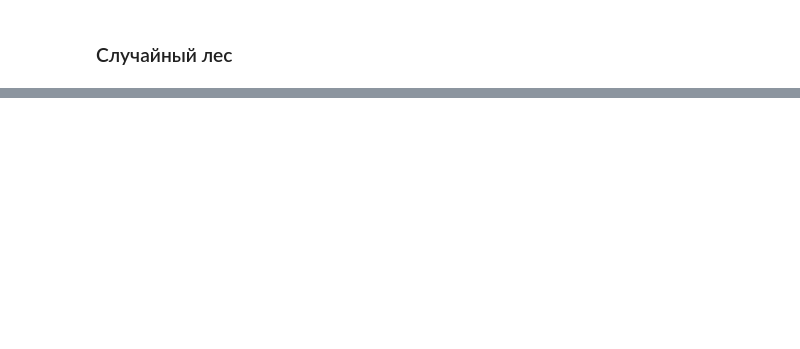
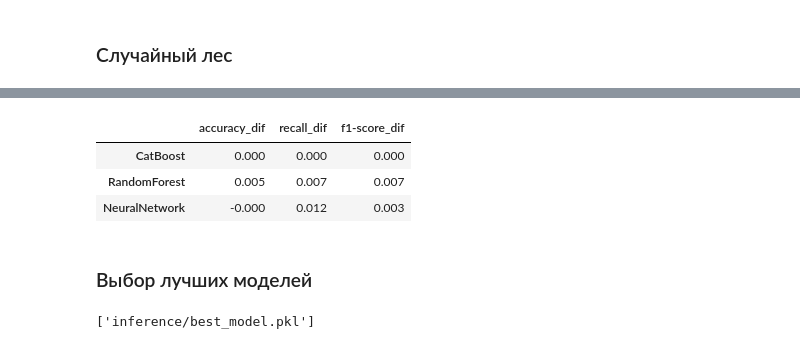
Before and after one commit to Lexislex/SF_hack_task_1, a Jupyter notebook: GPT_classes_all_models.ipynb, the cells around one changed output, grey strips where cells are left out. Drawn from its saved outputs; the diff is of its cells as text; code cells hidden in the pictures; blank space fills up the shorter version.

Commit message:
Обучение нескольких моделей на GPT разметке update

```diff
--- a/GPT_classes_all_models.ipynb
+++ b/GPT_classes_all_models.ipynb
@@ -360,0 +417,12 @@ model.save("inference/model_classification.keras")
+# %%
+# Выбираем эпоху с лучшими показателями
+model = keras.saving.load_model('checkpoints/epoch_7.keras')
+y_pred = model.predict(X_test)
+# y_pred = tf.squeeze(y_pred)
+y_pred = np.argmax(y_pred, axis=1)
+# np.array([1 if x >= 0.5 else 0 for x in y_pred])
+print(f'Метрики модели NeuroNetwork:\n{'=' * 70}\n'
+      f'{classification_report(y_test, y_pred)}')
+# Сохраним метрики для сравнения
+metrics_dict['NeuralNetwork'] = classification_report(y_test, y_pred,
+                                            output_dict=True)['macro avg']
@@ -360,0 +454,37 @@ model.save("inference/model_classification.keras")
+# %%
+# проверим топ моделей на переобучение
+overf_met_dict = {}
+
+def overfit_metrics(model, model_label):
+    """Расчет разницы метрик тестового и тренировочного
+    набора для оценки переобучения моделей
+    """
+    # Сделаем предсказание на тестовом и тренировочном наборе
+    y_pred_test = model.predict(X_test)
+    y_pred_train = model.predict(X_train)
+
+    if model_label == 'NeuralNetwork':
+        y_pred_test = np.argmax(y_pred_test, axis=1)
+        y_pred_train = np.argmax(y_pred_train, axis=1)
+
+    # Расчитаем тестовые и тренировочные метрики
+    test_metrics = classification_report(y_pred_test, y_test, output_dict=True)
+    train_metrics = classification_report(y_pred_train, y_train, output_dict=True)
+    # Вычислим разницу в метриках между тренировочным и тестовым набором
+    overf_met_dict[model_label] = {
+        'accuracy_dif': train_metrics['accuracy'] - test_metrics['accuracy'],
+        'recall_dif': train_metrics['macro avg']['recall'] - test_metrics['macro avg']['recall'],
+        'f1-score_dif': train_metrics['macro avg']['f1-score'] - test_metrics['macro avg']['f1-score']
+        }
+
+best_model_dict = {'RandomForest': rf,
+                #    'lr': lr,
+                #    'best_lr': best_lr,
+                   'CatBoost': catgb,
+                   'NeuralNetwork': model,
+                   }
+
+for l, m in best_model_dict.items():
+    overfit_metrics(m, l)
+pd.DataFrame.from_dict(overf_met_dict, orient='index').sort_values(by=['recall_dif', 'f1-score_dif']).round(3)
+# %% [output]
@@ -360,0 +493,17 @@ model.save("inference/model_classification.keras")
+|  | accuracy_dif | recall_dif | f1-score_dif |
+| CatBoost | 0.000 | 0.000 | 0.000 |
+| RandomForest | 0.005 | 0.007 | 0.007 |
+| NeuralNetwork | -0.000 | 0.012 | 0.003 |
+# %% [markdown]
+
+### Выбор лучших моделей
+# %%
+
+# Сохраняем инференсы лучших моделей
+
+import joblib
+joblib.dump(catgb, 'inference/best_model.pkl')
+
+# model.save("inference/model_classification.keras")
+# %% [output]
+['inference/best_model.pkl']
```
Also changed, not shown: parts of 22 cells of this notebook.
